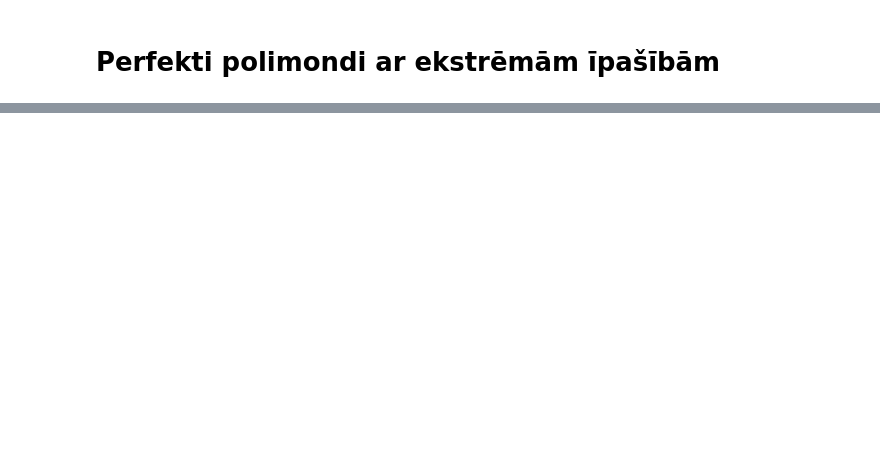
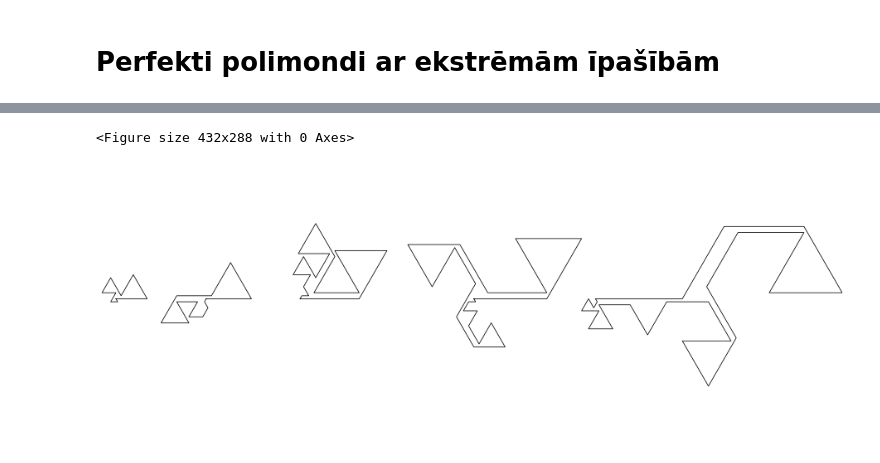
Before and after one commit to kapsitis/polimondi, a Jupyter notebook: polyforms/docs/poly_extreme.ipynb, the cells around one changed output, grey strips where cells are left out. Saved outputs shown, nothing was run; the diff lists cells and outputs as text; code cells hidden in the pictures; blank space fills up the shorter version.

```diff
--- a/polyforms/docs/poly_extreme.ipynb
+++ b/polyforms/docs/poly_extreme.ipynb
@@ -272,16 +324,19 @@ scene.set_size_in(16,6)
 # %%
-# 9, 13, 17, 21-polimondi ar minimālu laukumu
-mylist = ['ACECEAEAC', 'ACEDEACAEABCB', 'ABDFDBCEAECEAEFDE', 'ABDFDCDFBFEFACECBDBAC']
+# 9, 13, 17, 21, 25-polimondi ar minimālu laukumu
+mylist = ['ACECEAEAC', 'ACEDEACAEABCB', 'ABDFDBCEAECEAEFDE', 'ABDFDCDFBFEFACECBDBAC', 'ABAFDBDEFECACDECDFDBDBFBC']
 polygons = [Polyiamond(s) for s in mylist]
 scene = DrawScene(Align.BASELINE)
 
-offsets = [(0,0), (0,0), (0,0), (0,0)]
+offsets = [(0,0), (0,0), (0,0), (0,0), (-40,0)]
 
 for idx,poly in enumerate(polygons):
     scene.add_polyiamond(f'p{idx}', poly, offsets[idx])
 
 scene.pack()
-scene.set_size_in(14,6)
+scene.set_size_in(16,6)
+# %% [output]
+<Figure size 432x288 with 0 Axes>
+[figure, added]
 # %%
 # 10, 14, 18, 22-polimondi ar minimālu laukumu
 mylist = ['ABFDEDCDBF', 'ABFDFDBDECDCAF', 'ABCEAECDFBFEDCDFEF', 'ABAECEFECACDECDFDBCABF']
```
Also changed, not shown: parts of 23 cells of this notebook, 1 other file.
